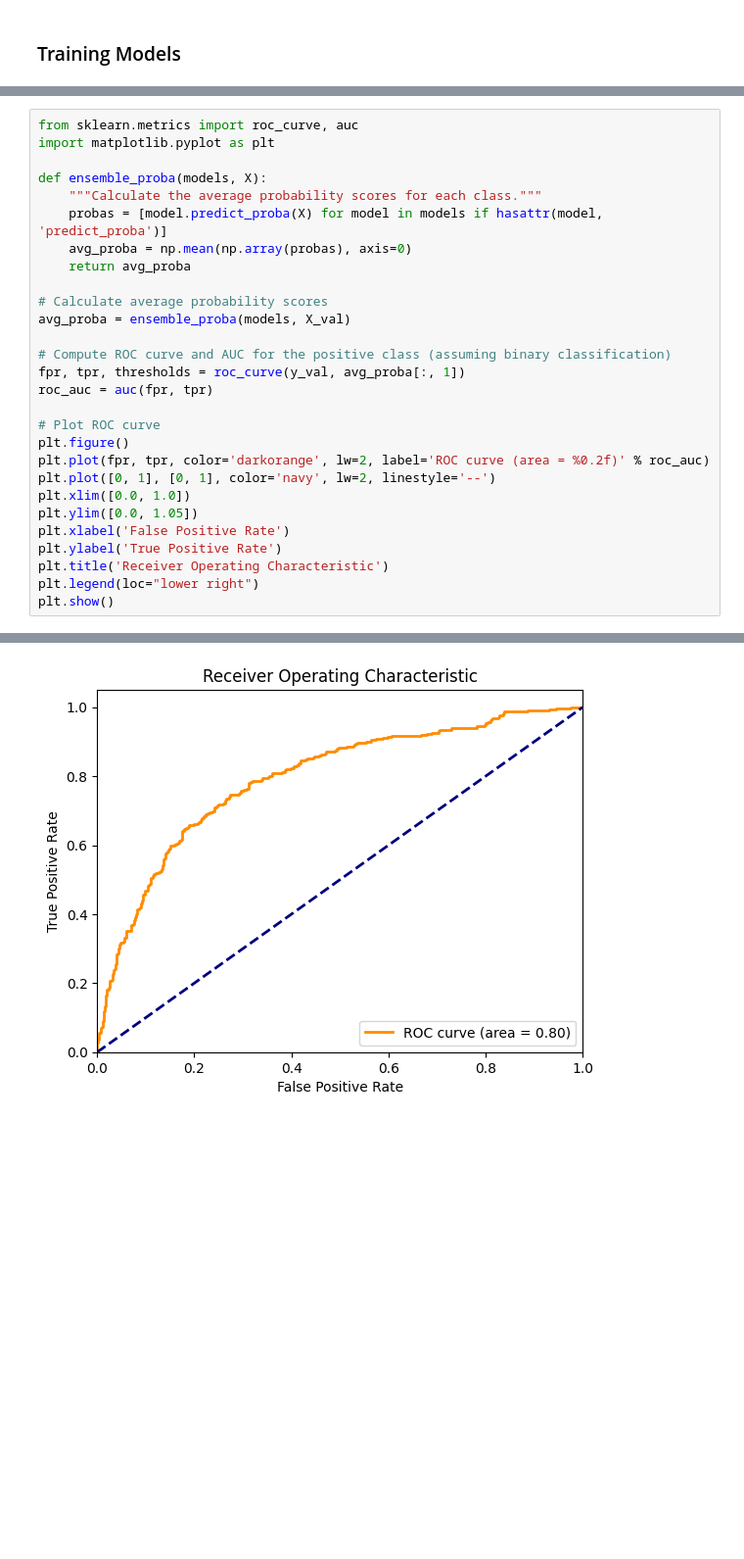
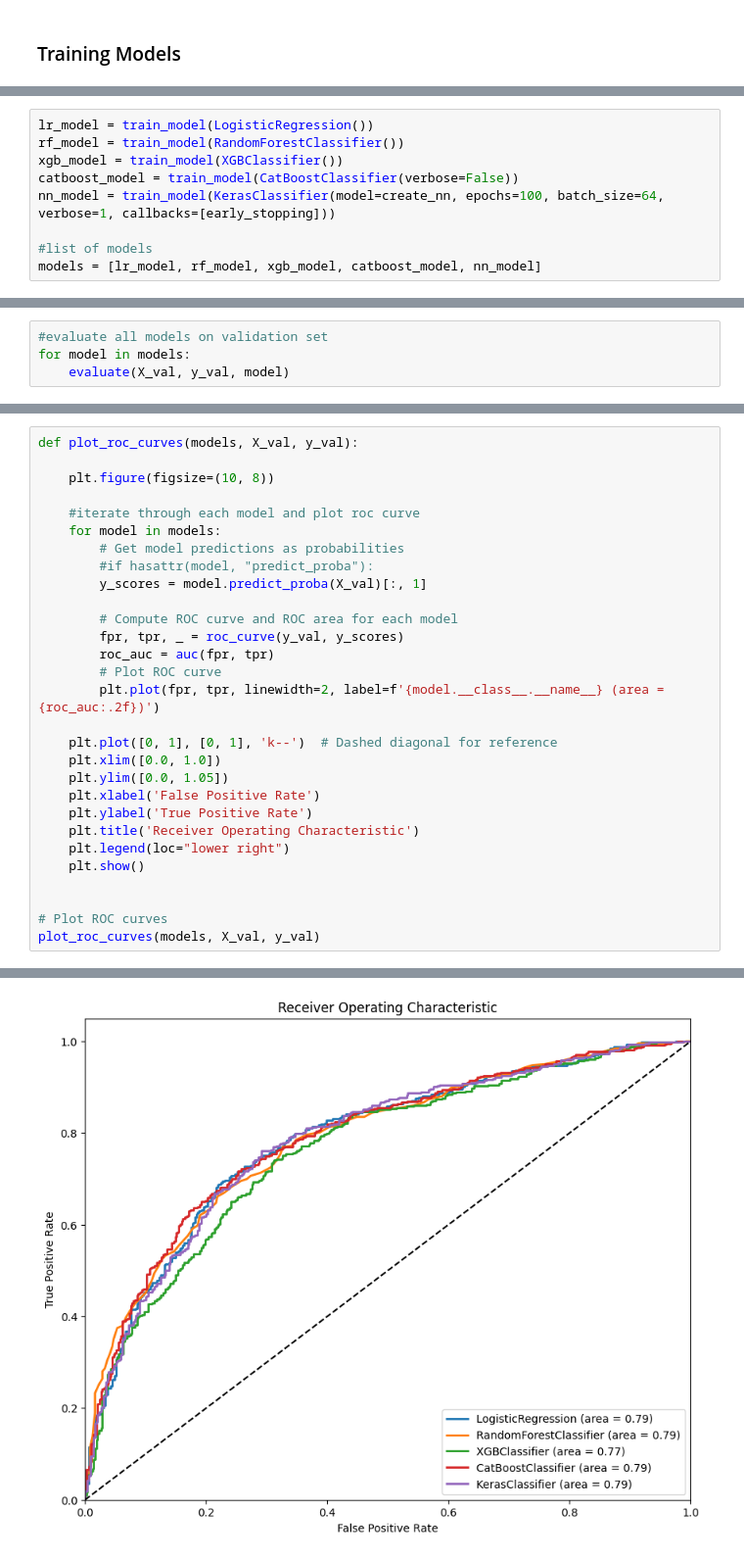
Before and after one commit to dbellenberg/Loan-Risk-Optimizer, a Jupyter notebook: notebooks/exploratory.ipynb, the cells around one changed output, grey strips where cells are left out. Shown at 98% size. Cells and saved outputs as stored; diff of their text form; blank space fills up the shorter version.

Commit message:
added models

```diff
--- a/notebooks/exploratory.ipynb
+++ b/notebooks/exploratory.ipynb
@@ -402,0 +235,9 @@ weighted avg       0.74      0.74      0.74       934
+# %%
+lr_model = train_model(LogisticRegression())
+rf_model = train_model(RandomForestClassifier())
+xgb_model = train_model(XGBClassifier())
+catboost_model = train_model(CatBoostClassifier(verbose=False))
+nn_model = train_model(KerasClassifier(model=create_nn, epochs=100, batch_size=64, verbose=1, callbacks=[early_stopping]))
+
+#list of models
+models = [lr_model, rf_model, xgb_model, catboost_model, nn_model]
@@ -402,0 +269,4 @@ weighted avg       0.74      0.74      0.74       934
+# %%
+#evaluate all models on validation set
+for model in models:
+    evaluate(X_val, y_val, model)
@@ -403,29 +291,30 @@ weighted avg       0.74      0.74      0.74       934
 # %%
-from sklearn.metrics import roc_curve, auc
-import matplotlib.pyplot as plt
+def plot_roc_curves(models, X_val, y_val):
 
-def ensemble_proba(models, X):
-    """Calculate the average probability scores for each class."""
-    probas = [model.predict_proba(X) for model in models if hasattr(model, 'predict_proba')]
-    avg_proba = np.mean(np.array(probas), axis=0)
-    return avg_proba
+    plt.figure(figsize=(10, 8))
 
-# Calculate average probability scores
-avg_proba = ensemble_proba(models, X_val)
+    #iterate through each model and plot roc curve
+    for model in models:
+        # Get model predictions as probabilities
+        #if hasattr(model, "predict_proba"):
+        y_scores = model.predict_proba(X_val)[:, 1]
 
-# Compute ROC curve and AUC for the positive class (assuming binary classification)
-fpr, tpr, thresholds = roc_curve(y_val, avg_proba[:, 1])
-roc_auc = auc(fpr, tpr)
+        # Compute ROC curve and ROC area for each model
+        fpr, tpr, _ = roc_curve(y_val, y_scores)
+        roc_auc = auc(fpr, tpr)
+        # Plot ROC curve
+        plt.plot(fpr, tpr, linewidth=2, label=f'{model.__class__.__name__} (area = {roc_auc:.2f})')
 
-# Plot ROC curve
-plt.figure()
-plt.plot(fpr, tpr, color='darkorange', lw=2, label='ROC curve (area = %0.2f)' % roc_auc)
-plt.plot([0, 1], [0, 1], color='navy', lw=2, linestyle='--')
-plt.xlim([0.0, 1.0])
-plt.ylim([0.0, 1.05])
-plt.xlabel('False Positive Rate')
-plt.ylabel('True Positive Rate')
-plt.title('Receiver Operating Characteristic')
-plt.legend(loc="lower right")
-plt.show()
+    plt.plot([0, 1], [0, 1], 'k--')  # Dashed diagonal for reference
+    plt.xlim([0.0, 1.0])
+    plt.ylim([0.0, 1.05])
+    plt.xlabel('False Positive Rate')
+    plt.ylabel('True Positive Rate')
+    plt.title('Receiver Operating Characteristic')
+    plt.legend(loc="lower right")
+    plt.show()
+
+
+# Plot ROC curves
+plot_roc_curves(models, X_val, y_val)
 # %% [output]
@@ -433 +322 @@ plt.show()
-[figure, old version]
+[figure, new version]
```
Also changed, not shown: parts of 26 cells of this notebook.
